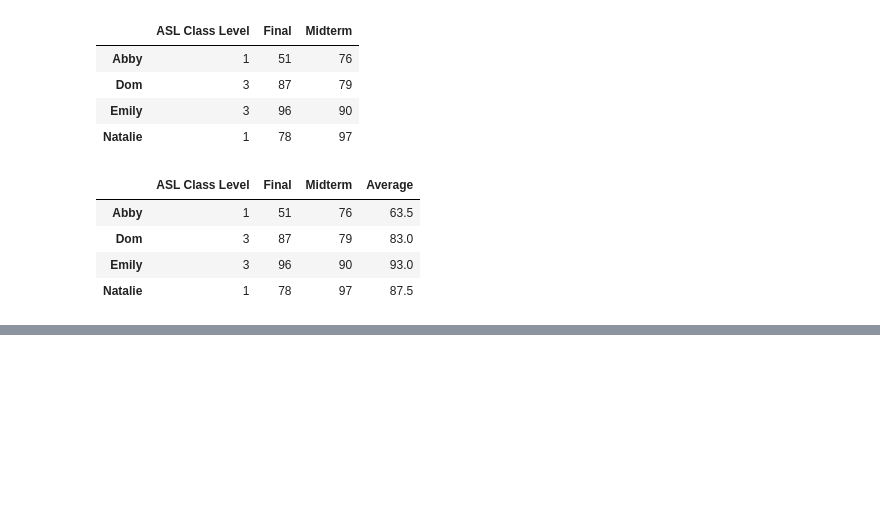
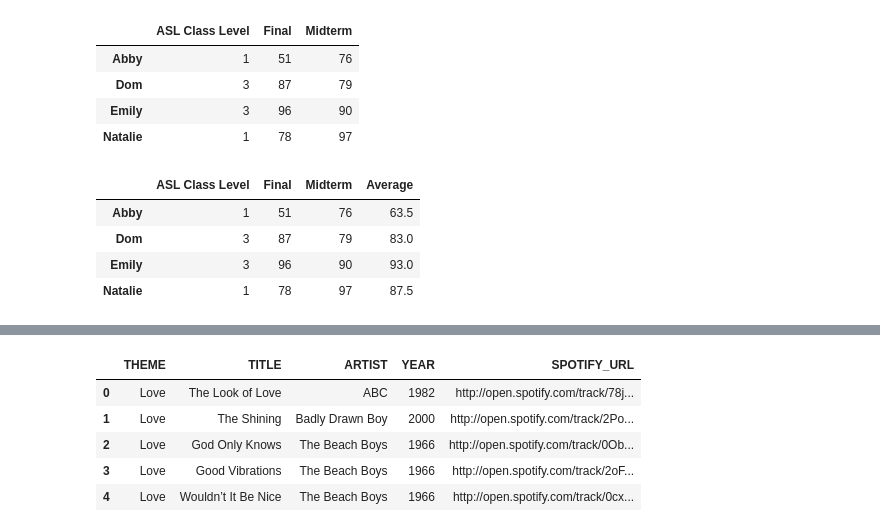
Before and after one commit to mmj32/Class-Practice-Repo, a Jupyter notebook: todo3/panda_notes_margaret.ipynb, the cells around one changed output, grey strips where cells are left out. Cells and saved outputs as stored; diff of their text form; code cells hidden in the pictures; blank space fills up the shorter version.

```diff
--- a/todo3/panda_notes_margaret.ipynb
+++ b/todo3/panda_notes_margaret.ipynb
@@ -151,0 +240,9 @@ scores
+# %%
+aRyan.head()
+# %% [output]
+|  | THEME | TITLE | ARTIST | YEAR | SPOTIFY_URL |
+| 0 | Love | The Look of Love | ABC | 1982 | http://open.spotify.com/track/78j... |
+| 1 | Love | The Shining | Badly Drawn Boy | 2000 | http://open.spotify.com/track/2Po... |
+| 2 | Love | God Only Knows | The Beach Boys | 1966 | http://open.spotify.com/track/0Ob... |
+| 3 | Love | Good Vibrations | The Beach Boys | 1966 | http://open.spotify.com/track/2oF... |
+| 4 | Love | Wouldn’t It Be Nice | The Beach Boys | 1966 | http://open.spotify.com/track/0cx... |
```
Also changed, not shown: parts of 14 cells of this notebook.
